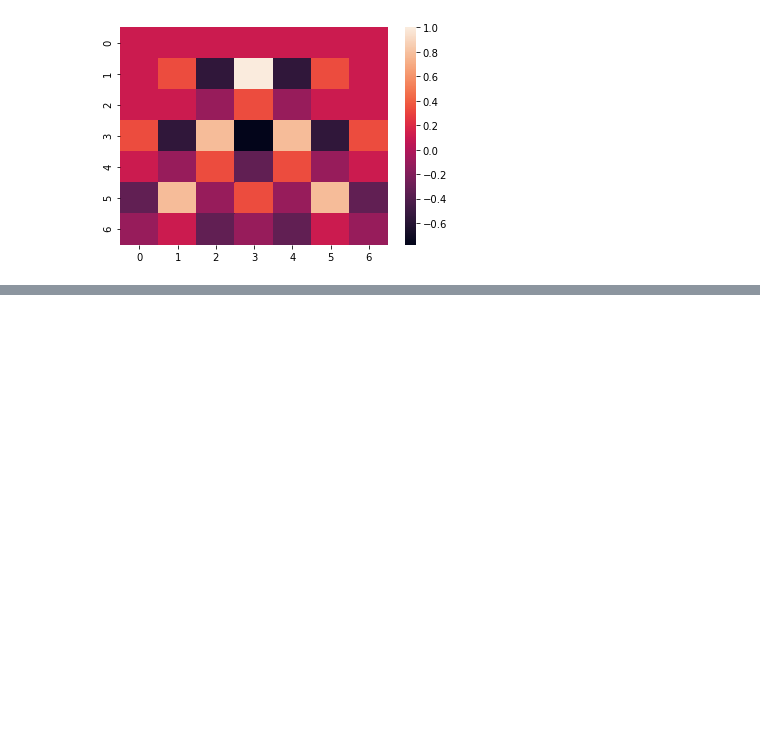
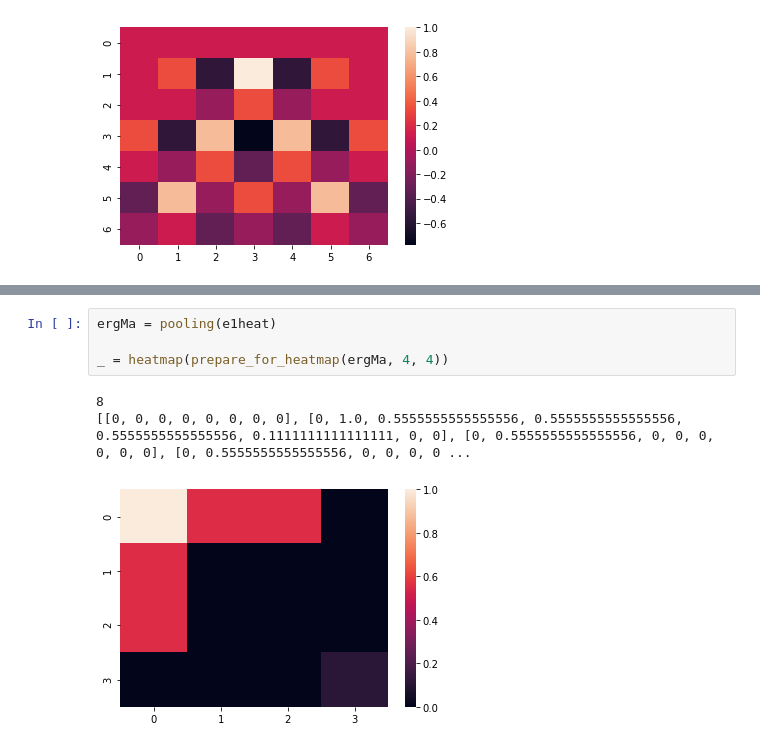
Before and after one commit to ybuchmeier/KI_Sem5, a Jupyter notebook: Uebungsblatt.ipynb, the cells around one changed output, grey strips where cells are left out. Drawn from its saved outputs; the diff is of its cells as text; blank space fills up the shorter version.

```diff
--- a/Uebungsblatt.ipynb
+++ b/Uebungsblatt.ipynb
@@ -201,0 +287,8 @@ _ = heatmap(prepare_for_heatmap(ergebnis, DIMENSIONS, DIMENSIONS))
+# %%
+ergMa = pooling(e1heat)
+
+_ = heatmap(prepare_for_heatmap(ergMa, 4, 4))
+# %% [output]
+8
+[[0, 0, 0, 0, 0, 0, 0, 0], [0, 1.0, 0.5555555555555556, 0.5555555555555556, 0.5555555555555556, 0.1111111111111111, 0, 0], [0, 0.5555555555555556, 0, 0, 0, 0, 0, 0], [0, 0.5555555555555556, 0, 0, 0, 0 ...
+[figure, added]
```
Also changed, not shown: parts of 4 cells of this notebook.
